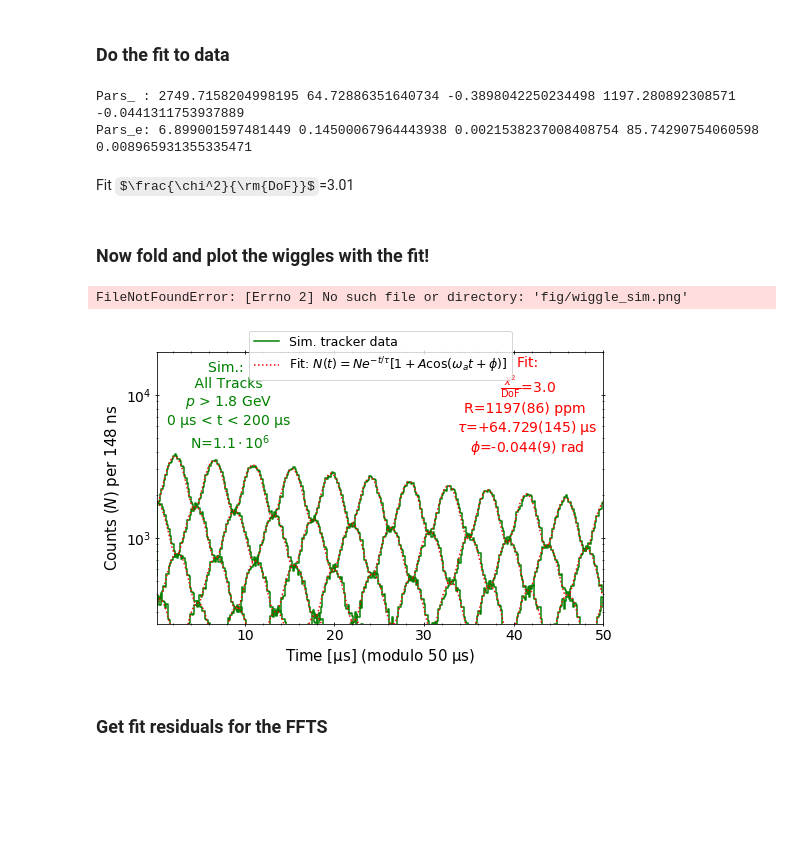
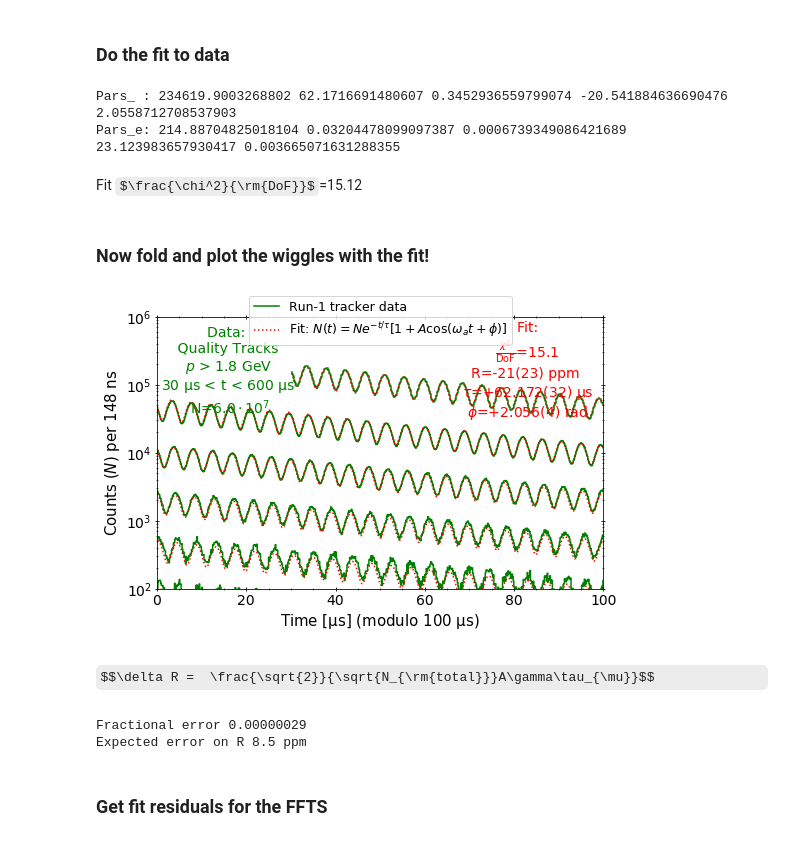
Before and after one commit to glukicov/EDMTracking, a Jupyter notebook: JupyterNB/Wiggle.ipynb, the cells around one changed output. Drawn from its saved outputs; the diff is of its cells as text; code cells hidden in the pictures; some formulas as TeX source; blank space fills up the shorter version.

```diff
--- a/JupyterNB/Wiggle.ipynb
+++ b/JupyterNB/Wiggle.ipynb
@@ -6,13 +6,13 @@
 import uproot # get this module by "python3 -m pip install uproot"
 import numpy as np
 from IPython.display import Latex
-data_bool=False
+data_bool=True
 if (data_bool):
-#     file = uproot.open("DATA/Run1_4DS_ana.root") # load the ROOT file
-    file = uproot.open("../DATA/60h_15921_15991.root") # load the ROOT file
+    file = uproot.open("../DATA/Run1_4DS_ana.root") # load the ROOT file
+#     file = uproot.open("../DATA/60h_15921_15991.root") # load the ROOT file
     hist=file["TrackSummary/FitResults/Times_gt_1800MeV"] # load histogram
 if (not data_bool):
-    file = uproot.open("../DATA/VLEDM.root") # load the ROOT file
+    file = uproot.open("../DATA/BK/VLEDM_BK_2.root") # load the ROOT file
     hist=file["AllStationsNoTQ/TrackFit/t>0/0<p<3600/time_1800MeV"] # load histogram
 hist_data = hist.numpy() # the histogram in the numpy format (bin edges and frequencies)
 counts, edges = hist_data[0], hist_data[1] # len(edges) = len(counts) + 1
@@ -26,13 +26,13 @@ Wall time: 5.96 µs
 ### Set some constants and filter data on times
 # %%
 t_min=30 # us starting time of fit
-t_mod = 600 # us; fold plot every N us
+t_max=600 # us
+t_mod=100 # us; fold plot every N us
 
-t_max=200 # us
 if (not data_bool):
     t_min=0  # no scraping
-    t_max=200 # low stats in sim at later times
-    t_mod = 50
+    t_max=210 # low stats in sim at later times
+    t_mod=70
 
 N=int(np.sum(counts))
 print(N, "enties in", len(counts), "bins")
@@ -99,7 +99,7 @@ import CommonUtils as cu
 y_err = np.sqrt(y) # sigma =sqrt(N)
 p0=(1e+05, 64.4, 1.0, 1.0, 1.0) # starting pars (1.0 = default)
 if (not data_bool):
-    p0=(2e3, 64.4 , 1.0 ,1.0, 1.0) # starting pars (1.0 = default)
+    p0=(3000, 64.4 , 0.4, 1000.0, 1.0) # starting pars (1.0 = default)
 
 #function, X, Y, [starting par]
 # Levenberg-Marquardt algorithm as implemented in MINPACK
@@ -110,9 +110,9 @@ print("Pars_e:",*par_e)
 chi2_ndf, chi2, ndf=cu.chi2_ndf(x, y, y_err, blinded_wiggle_function, par)
 Latex( r"Fit $\frac{\chi^2}{\rm{DoF}}$="+str(round(chi2_ndf,2)) )
 # %% [output]
-Pars_ : 2749.7158204998195 64.72886351640734 -0.3898042250234498 1197.280892308571 -0.0441311753937889
-Pars_e: 6.899001597481449 0.14500067964443938 0.0021538237008408754 85.74290754060598 0.008965931355335471
+Pars_ : 234619.9003268802 62.1716691480607 0.3452936559799074 -20.541884636690476 2.0558712708537903
+Pars_e: 214.88704825018104 0.03204478099097387 0.0006739349086421689 23.123983657930417 0.003665071631288355
-Fit $\frac{\chi^2}{\rm{DoF}}$=3.01
+Fit $\frac{\chi^2}{\rm{DoF}}$=15.12
 # %% [markdown]
 ### Now fold and plot the wiggles with the fit!
 # %%
@@ -130,7 +130,7 @@ legend_data="Run-1 tracker data"
 plot_name="_data"
 if (not data_bool):
     ax.set_xlim(0.2, t_mod)
-    ax.set_ylim(25e1, 2.0e4)
+    ax.set_ylim(70, 4.0e4)
     label_data="Sim.: \n All Tracks \n"
     legend_data="Sim. tracker data"
     plot_name="_sim"
@@ -147,36 +147,46 @@ while left < t_max:
     #plot for that section and label only the 1st
     ax.step(x=x[mod_filter]-left, y=y[mod_filter], where="post", color="g", label=legend_data if i_section==0 else '')
     ax.plot(x[mod_filter]-left, blinded_wiggle_function( x[mod_filter], *par ) , color="red", label=r'Fit: $N(t)=Ne^{-t/\tau}[1+A\cos(\omega_at+\phi)]$' if i_section==0 else '', linestyle=":")
     left=right # get the next fold
     i_section += 1
 
 #Put legend and pars values
 N_str=cu.sci_notation(N)
 cu.textL(ax, 0.16, 0.8, label_data+ r"$p$"+" > 1.8 GeV \n"+str(t_min)+r" $\rm{\mu}$s < t < "+str(t_max)+r" $\rm{\mu}$s"+"\n N="+N_str, font_size=font_size-1,  weight="normal")
 # deal with fitted parameters (to display nicely)
 parNames=[r"$\tau$", r"$\phi$"]
 units=[r"$\rm{\mu}$s", "rad"]
 prec=3 # set custom precision
 legned_par=r"$\frac{\chi^2}{\rm{DoF}}$="+str(round(chi2_ndf,1))+"\nR="+str(int(round(par[3])))+"("+str(int(round(par_e[3])))+") ppm \n"
 legned_par=cu.legend_par(legned_par,  parNames, (par[1], par[4]), (par_e[1], par_e[4]), units, prec=prec)
 cu.textL(ax, 0.83, 0.77, "Fit:\n"+legned_par, font_size=font_size-1, color="red", weight="normal")
 
 #axis labels and ticks
 plt.ylabel(r"Counts ($N$) per "+str(int(binW*1e3))+" ns", fontsize=font_size)
 plt.xlabel(r"Time [$\mathrm{\mu}$s] (modulo "+str(t_mod)+r" $\mathrm{\mu}$s)", fontsize=font_size)
 ax.tick_params(axis='x', which='both', bottom=True, top=True, direction='inout')
 ax.tick_params(axis='y', which='both', left=True, right=True, direction='inout')
 ax.minorticks_on()
 plt.xticks(fontsize=font_size-1)
 plt.yticks(fontsize=font_size-1)
 
 #save  fig
 # plt.tight_layout()
 plt.legend(fontsize=font_size-2.5, loc='upper center', bbox_to_anchor=(0.5, 1.1) )
-plt.savefig("fig/wiggle"+plot_name+".png", dpi=300)
+plt.savefig("../fig/wiggle"+plot_name+".png", dpi=300)
 # %% [output]
-FileNotFoundError: [Errno 2] No such file or directory: 'fig/wiggle_sim.png'
-[figure, old version]
+[figure, new version]
+# %% [markdown]
+$$\delta R =  \frac{\sqrt{2}}{\sqrt{N_{\rm{total}}}A\gamma\tau_{\mu}}$$
+# %%
+gamma = 29.3
+delta_R = (np.sqrt(2)) / ( np.sqrt(N) * par[2] * gamma * par[1])
+# delta_R = (np.sqrt(2)) / ( np.sqrt(930*1e6) * 64.4 * gamma * 0.37)
+print("Fractional error {:.8f}".format(delta_R))
+print("Expected error on R {:.1f}".format(abs(par[3]*delta_R*1e6)), "ppm")
+# %% [output]
+Fractional error 0.00000029
+Expected error on R 8.5 ppm
 # %% [markdown]
 ### Get fit residuals for the FFTS
 # %%
```
Also changed, not shown: parts of 2 cells of this notebook, 5 other files.
